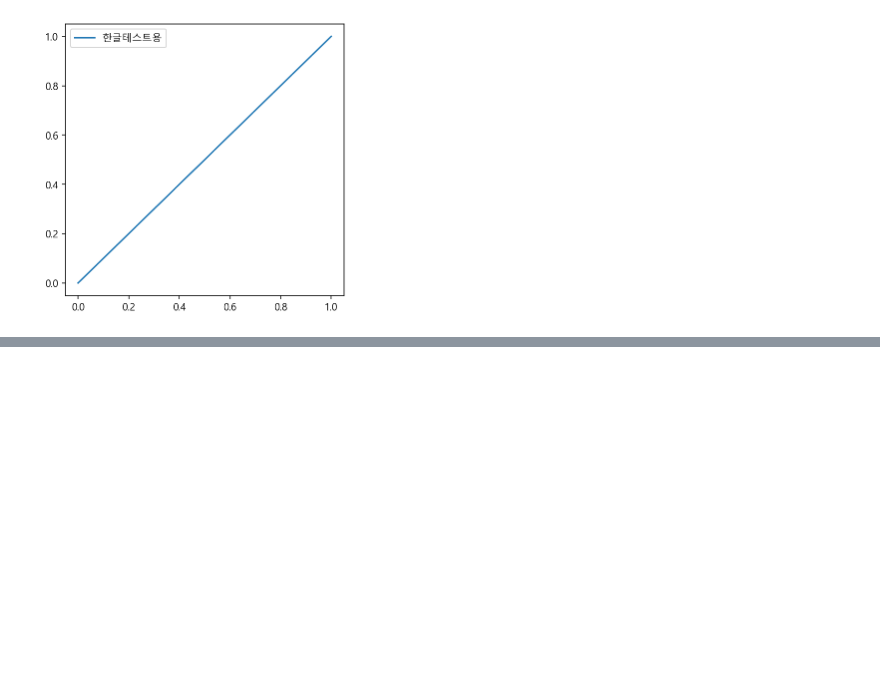
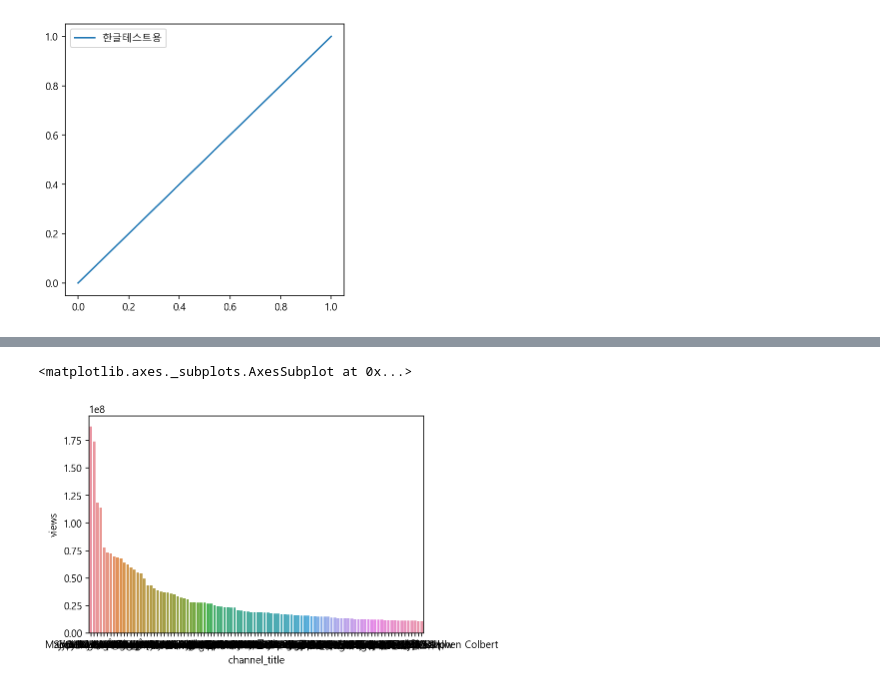
Before and after one commit to kaminion/youtube_visualization, a Jupyter notebook: graph.ipynb, the cells around one changed output, grey strips where cells are left out. Cells and saved outputs as stored; diff of their text form; code cells hidden in the pictures; blank space fills up the shorter version.

Commit message:
feat: visualization

```diff
--- a/graph.ipynb
+++ b/graph.ipynb
@@ -34,0 +113,6 @@ import seaborn as sns
+# %%
+# 채널 별 조회수 합계
+df_channel_view_sum = df_sorted_max.groupby(df_sorted_max['channel_title']).sum()
+# %%
+df_channel_view_sum = df_channel_view_sum.sort_values(by='views', ascending=False)
+df_channel_view_sum
@@ -34,0 +134,4 @@ import seaborn as sns
+# %%
+# TOP 100
+df_channel_view_top = df_channel_view_sum[:100]
+df_channel_view_top
@@ -34,0 +153,3 @@ import seaborn as sns
+# %%
+df_channel_view_top = df_channel_view_top.reset_index()
+df_channel_view_top
@@ -34,0 +170,6 @@ import seaborn as sns
+# %%
+# seaborn barplot 사용하여 TOP 100 채널 데이터 시각화
+sns.barplot(x='channel_title', y='views',data=df_channel_view_top)
+# %% [output]
+<matplotlib.axes._subplots.AxesSubplot at 0x...>
+[figure, added]
```
Also changed, not shown: parts of 32 cells of this notebook, 1 other file.
